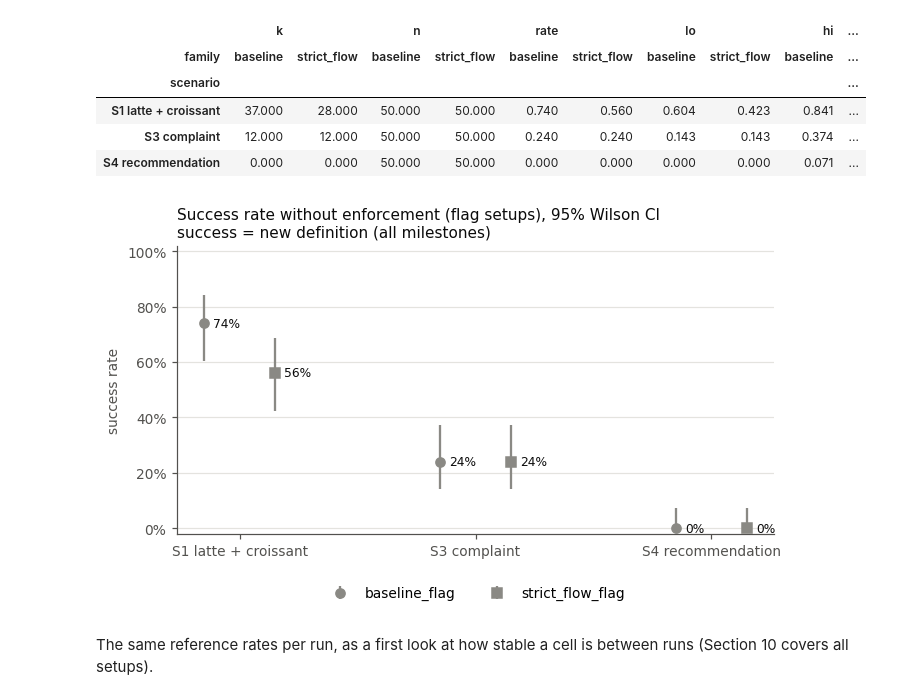
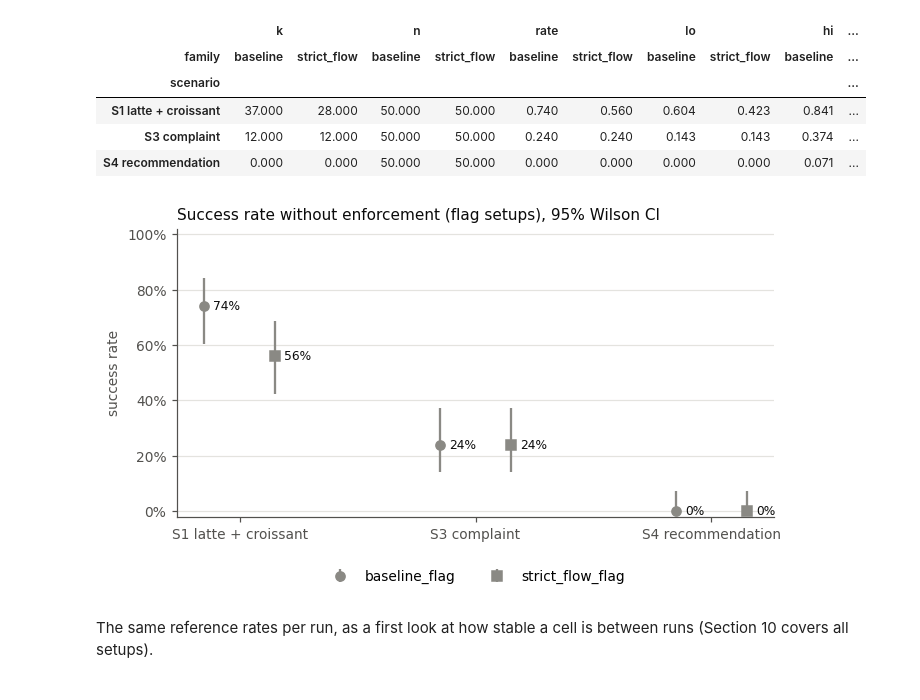
Before and after one commit to mp-2026-BPM/Agent-Guardrail-Inspector, a Jupyter notebook: analysis/guardrail_effects.ipynb, the cells around one changed output. Drawn from its saved outputs; the diff is of its cells as text; code cells hidden in the pictures.

```diff
--- a/analysis/guardrail_effects.ipynb
+++ b/analysis/guardrail_effects.ipynb
@@ -311,14 +306,6 @@ per_thread["tray_croissant"] = per_thread.index.isin(
 per_thread["refund"] = per_thread.index.isin(
     calls[calls.tool.isin(REFUND_TOOLS) & calls.ok].thread_id
 )
-# Earlier definition: any successful tray placement, without checking it against an order.
-per_thread["tray_any_v1"] = per_thread.index.isin(tray.thread_id)
-per_thread["tray_latte_v1"] = per_thread.index.isin(
-    tray[tray.item == "latte"].thread_id
-)
-per_thread["tray_croissant_v1"] = per_thread.index.isin(
-    tray[tray.item == "croissant"].thread_id
-)
 
 MILESTONES = {
     1: {
@@ -335,11 +322,6 @@ MILESTONES = {
         "first order went through": lambda d: d.first_order_ok,
         "item on tray": lambda d: d.tray_any,
     },
-}
-SUCCESS_V1 = {
-    1: lambda d: d.tray_latte_v1 & d.tray_croissant_v1,
-    3: lambda d: d.tray_any_v1 | d.refund,
-    4: lambda d: d.tray_any_v1,
 }
 
 conv = conversations.join(per_thread, on="thread_id")
@@ -363,11 +345,6 @@ milestones = pd.concat(reached, ignore_index=True).merge(
 by_thread = milestones.groupby("thread_id").reached
 conv["progress"] = conv.thread_id.map(by_thread.mean())
 conv["success"] = conv.thread_id.map(by_thread.all()).astype(bool)
-conv["success_v1"] = False
-for scenario, rule in SUCCESS_V1.items():
-    mask = conv.scenario == scenario
-    conv.loc[mask, "success_v1"] = rule(conv[mask])
-conv["success_v1"] = conv.success_v1.astype(bool)
 # %%
 refunds = calls[calls.tool.isin(REFUND_TOOLS) & calls.ok]
 own_orders = set(zip(orders.thread_id, orders.order_id))
@@ -648,37 +598,35 @@ offsets = {"baseline": -0.15, "strict_flow": 0.15}
 markers = {"baseline": "o", "strict_flow": "s"}
 for fam in FAMILIES:
     r = ref_rates[ref_rates.family == fam].set_index("scenario").loc[list(SCENARIOS)]
     ax.errorbar(
         x + offsets[fam],
         r.rate,
         yerr=[r.rate - r.lo, r.hi - r.rate],
         fmt=markers[fam],
         ms=6,
         color=COLORS["flag"],
         ecolor=COLORS["flag"],
         elinewidth=1.5,
         capsize=0,
         label=f"{fam}_flag",
     )
     for xi, v in zip(x + offsets[fam], r.rate):
         ax.annotate(
             f"{v:.0%}",
             (xi, v),
             xytext=(6, 0),
             textcoords="offset points",
             va="center",
             color=INK,
             fontsize=8,
         )
 ax.set_xticks(x, SCENARIOS.values())
-ci_axes(
-    ax, f"Success rate without enforcement (flag setups), 95% Wilson CI\n{LABEL_NEW}"
-)
+ci_axes(ax, "Success rate without enforcement (flag setups), 95% Wilson CI")
 ax.set_ylabel("success rate")
 ax.legend(loc="upper center", bbox_to_anchor=(0.5, -0.14), ncols=2)
 plt.show()
 # %% [output]
-[figure, old version]
+[figure, new version]
 # %% [markdown]
 The same reference rates per run, as a first look at how stable a cell is between runs (Section 10 covers all setups).
 # %%
```
Also changed, not shown: parts of 21 cells of this notebook, 4 other files.
